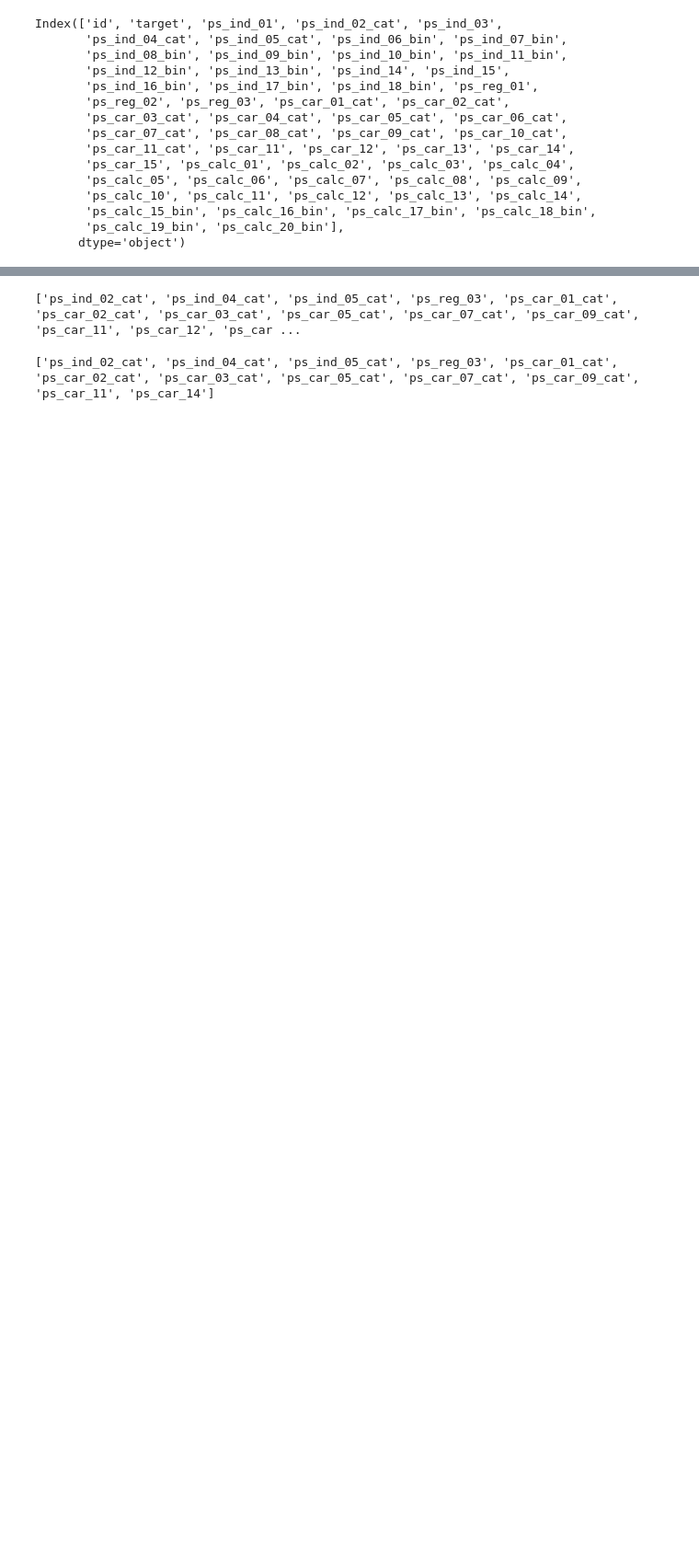
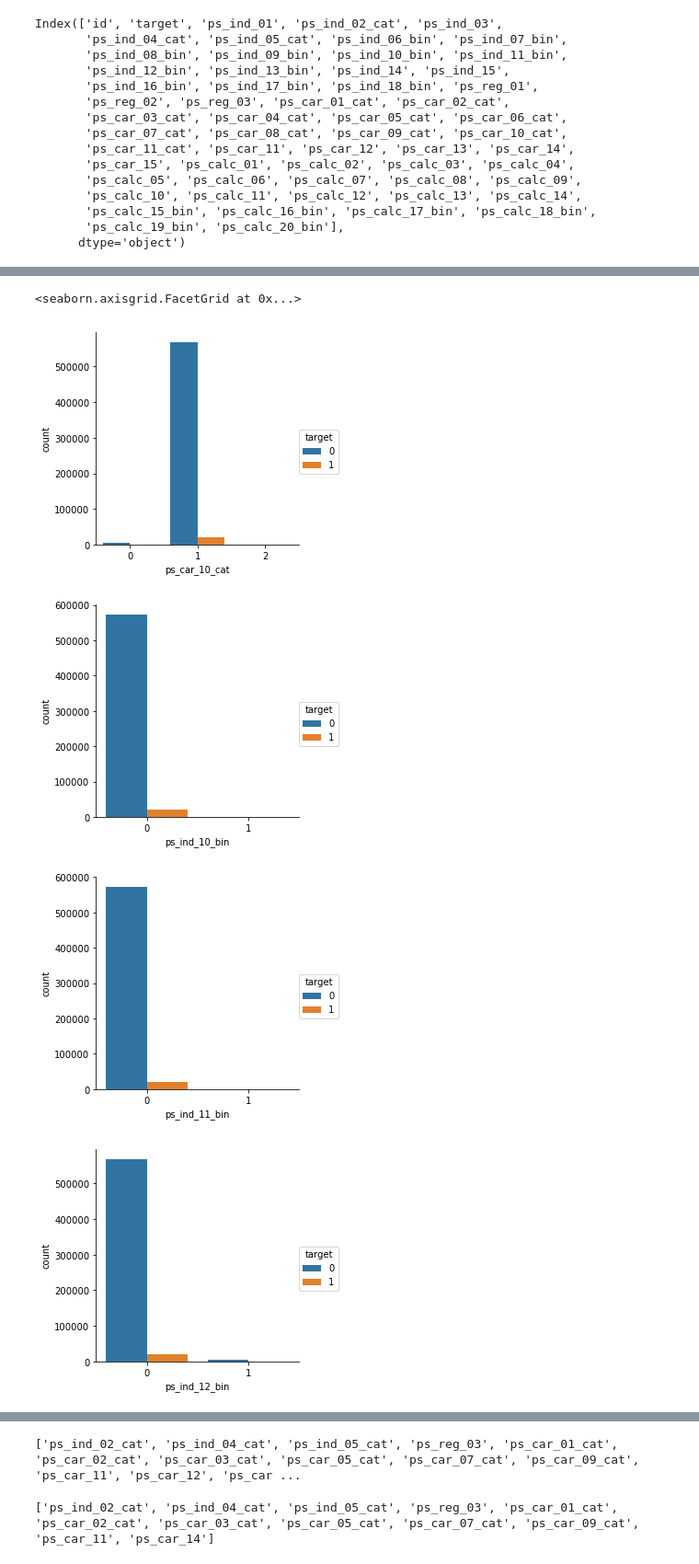
Before and after one commit to Shenderovv/DSPROJECT, a Jupyter notebook: vasilii.ipynb, the cells around one changed output, grey strips where cells are left out. Shown at 92% size. Cells and saved outputs as stored; diff of their text form; code cells hidden in the pictures; blank space fills up the shorter version.

```diff
--- a/vasilii.ipynb
+++ b/vasilii.ipynb
@@ -37,0 +67,13 @@ Index(['id', 'target', 'ps_ind_01', 'ps_ind_02_cat', 'ps_ind_03',
+# %%
+sns.factorplot(x='ps_car_10_cat', kind='count', hue='target', data = train)
+sns.factorplot(x='ps_ind_10_bin', kind='count', hue='target', data = train)
+sns.factorplot(x='ps_ind_11_bin', kind='count', hue='target', data = train)
+sns.factorplot(x='ps_ind_12_bin', kind='count', hue='target', data = train)
+sns.factorplot(x='ps_ind_13_bin', kind='count', hue='target', data = train)
+sns.factorplot(x='ps_ind_14', kind='count', hue='target', data = train)
+# %% [output]
+<seaborn.axisgrid.FacetGrid at 0x...>
+[figure, added]
+[figure, added]
+[figure, added]
+[figure, added]
```
Also changed, not shown: parts of 44 cells of this notebook, 1 other file.
